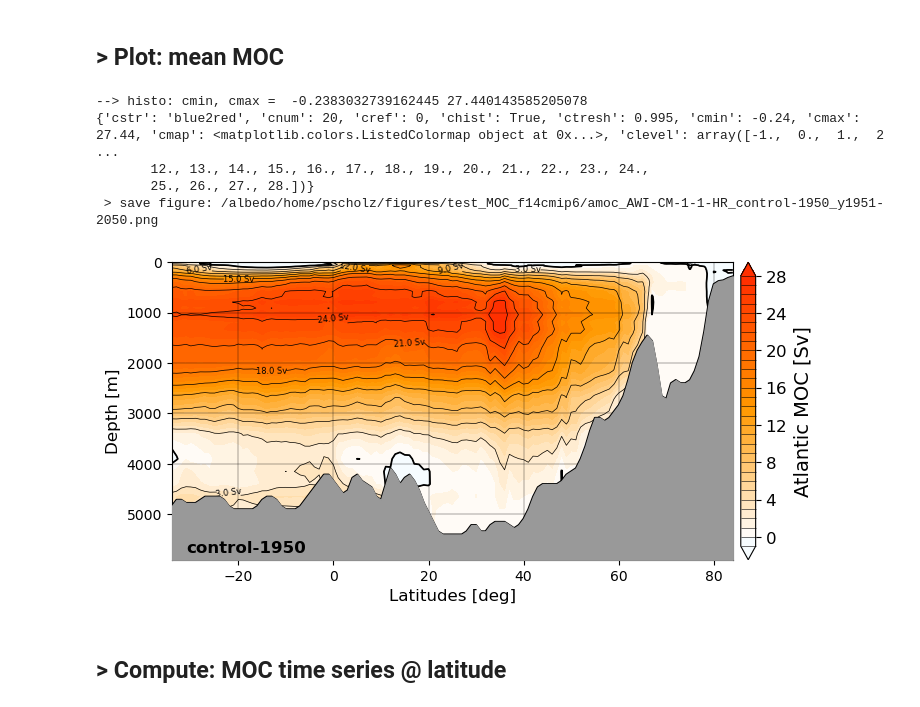
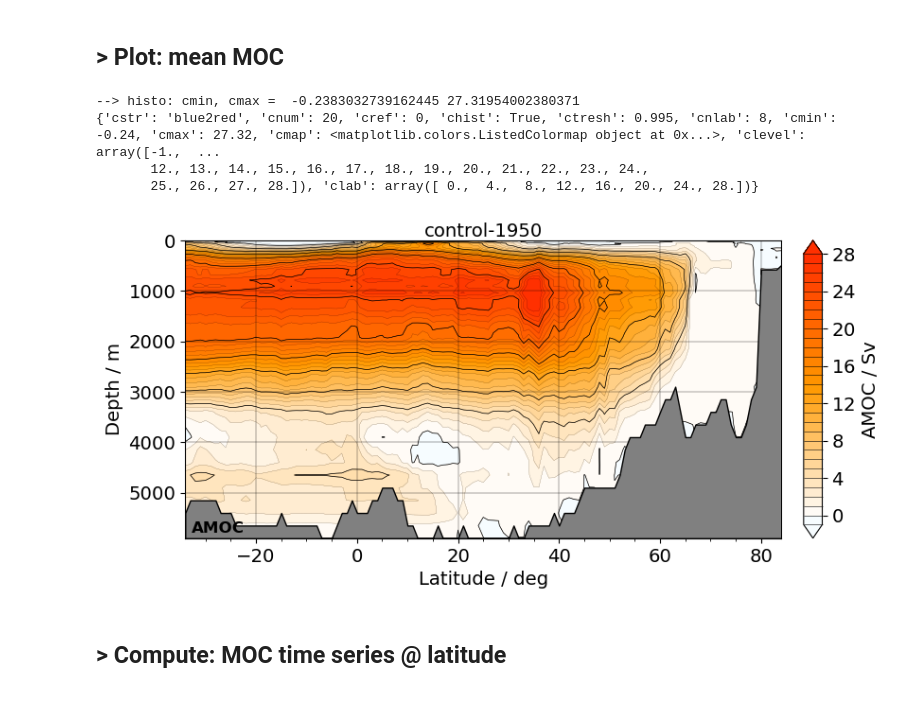
Before and after one commit to FESOM/tripyview, a Jupyter notebook: tools/template_cmip6_transp_zmoc.ipynb, the cells around one changed output. Saved outputs shown, nothing was run; the diff lists cells and outputs as text; code cells hidden in the pictures.

Commit message:
check if most of the tools are still working with the new plotting interface

```diff
--- a/tools/template_cmip6_transp_zmoc.ipynb
+++ b/tools/template_cmip6_transp_zmoc.ipynb
@@ -323,23 +338,45 @@ _____calc. AMOC from vertical velocities via meridional bins_____
 ##  > Plot: mean MOC
 # %%
 #___PLOT FESOM2 DATA___________________________________________________________________________________
+# spath  = save_path
+# auxtime= zmoc_t['time.year'].values
+# slabel = f'y{auxtime[0]}-{auxtime[-1]}'
+# if spath is not None: spath  = os.path.join(spath,'{}_{}_{}_{}.png'.format(vname, which_model, which_run, slabel))
+# nrow, ncol= 1,1
+
+# #____________________________________________________________________________________________________
+# fig, ax, cbar=tpv.plot_zmoc([zmoc_t.mean(dim='time', keep_attrs=True)], which_moc=vname, cinfo=cinfo, figsize=[ncol*figfac[0], nrow*figfac[1]],
+#                             n_rc=[nrow, ncol], pos_gap=[0.01, 0.04], pos_extend=[0.05, 0.05, 0.85, 0.90],
+#                             do_save=spath, save_dpi=which_dpi, do_contour=True)
+
+#__________________________________________________________________________________________________
+# do save filename path
 spath  = save_path
+sfpath = None
 auxtime= zmoc_t['time.year'].values
 slabel = f'y{auxtime[0]}-{auxtime[-1]}'
-if spath is not None: spath  = os.path.join(spath,'{}_{}_{}_{}.png'.format(vname, which_model, which_run, slabel))
-nrow, ncol= 1,1
+nrow0, ncol0= 1,1
 
-#____________________________________________________________________________________________________
-fig, ax, cbar=tpv.plot_zmoc([zmoc_t.mean(dim='time', keep_attrs=True)], which_moc=vname, cinfo=cinfo, figsize=[ncol*figfac[0], nrow*figfac[1]],
-                            n_rc=[nrow, ncol], pos_gap=[0.01, 0.04], pos_extend=[0.05, 0.05, 0.85, 0.90],
-                            do_save=spath, save_dpi=which_dpi, do_contour=True)
+if spath!=None:
+    sfpath=list()
+    for sfmt in save_fmt: sfpath.append( os.path.join(spath,'{:s}_{:s}_{:s}_{:s}.{:s}'.format(svname, which_model, which_run ,slabel, sfmt)) )
+
+#__________________________________________________________________________________________________
+# do colorbar either single cbar or ref_cbar + anom_cbar
+cb_plt, cb_plt_single, cinfo0 = True, True, cinfo.copy()
+
+#__________________________________________________________________________________________________
+hfig, hax, hcb = tpv.plot_vslice(mesh, [zmoc_t.mean(dim='time', keep_attrs=True)], nrow=nrow0, ncol=ncol0, cinfo=cinfo0,
+                                    do_plt=do_plt, plt_contb=plt_contb, plt_contf=plt_contf, plt_contr=plt_contr, plt_contl=plt_contl, do_enum=do_enum,
+                                    ax_opt=dict({'fig_sizefac':2.0, 'cb_plt':cb_plt, 'cb_plt_single':cb_plt_single, 'cb_pos':'vertical', 'cb_h':'auto',}), # 'fs_label':14, 'fs_ticks':14, 'ax_dt':1.0}),
+                                    cbl_opt=dict(), cb_label=cb_label, cbtl_opt=dict(),
+                                    do_save=sfpath, save_dpi=save_dpi )
 # %% [output]
---> histo: cmin, cmax =  -0.2383032739162445 27.440143585205078
-{'cstr': 'blue2red', 'cnum': 20, 'cref': 0, 'chist': True, 'ctresh': 0.995, 'cmin': -0.24, 'cmax': 27.44, 'cmap': <matplotlib.colors.ListedColormap object at 0x...>, 'clevel': array([-1.,  0.,  1.,  2 ...
+--> histo: cmin, cmax =  -0.2383032739162445 27.31954002380371
+{'cstr': 'blue2red', 'cnum': 20, 'cref': 0, 'chist': True, 'ctresh': 0.995, 'cnlab': 8, 'cmin': -0.24, 'cmax': 27.32, 'cmap': <matplotlib.colors.ListedColormap object at 0x...>, 'clevel': array([-1.,  ...
        12., 13., 14., 15., 16., 17., 18., 19., 20., 21., 22., 23., 24.,
-       25., 26., 27., 28.])}
- > save figure: /albedo/home/pscholz/figures/test_MOC_f14cmip6/amoc_AWI-CM-1-1-HR_control-1950_y1951-2050.png
+       25., 26., 27., 28.]), 'clab': array([ 0.,  4.,  8., 12., 16., 20., 24., 28.])}
-[figure, old version]
+[figure, new version]
 # %% [markdown]
 ## > Compute: MOC time series @ latitude
 # %%
```
Also changed, not shown: parts of 6 cells of this notebook, 4 other files.
